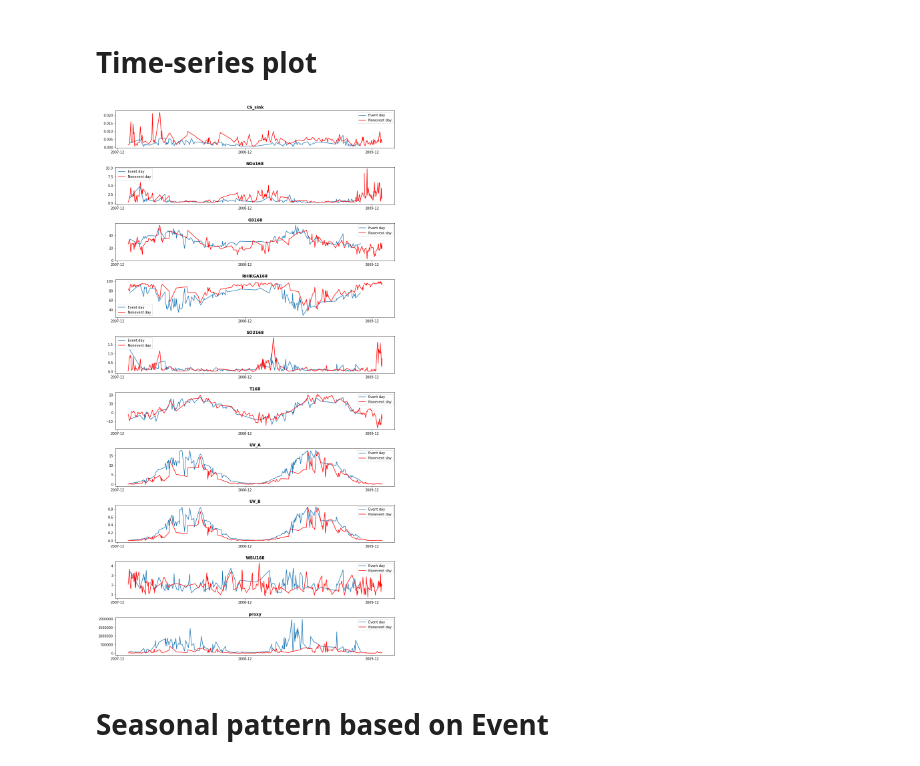
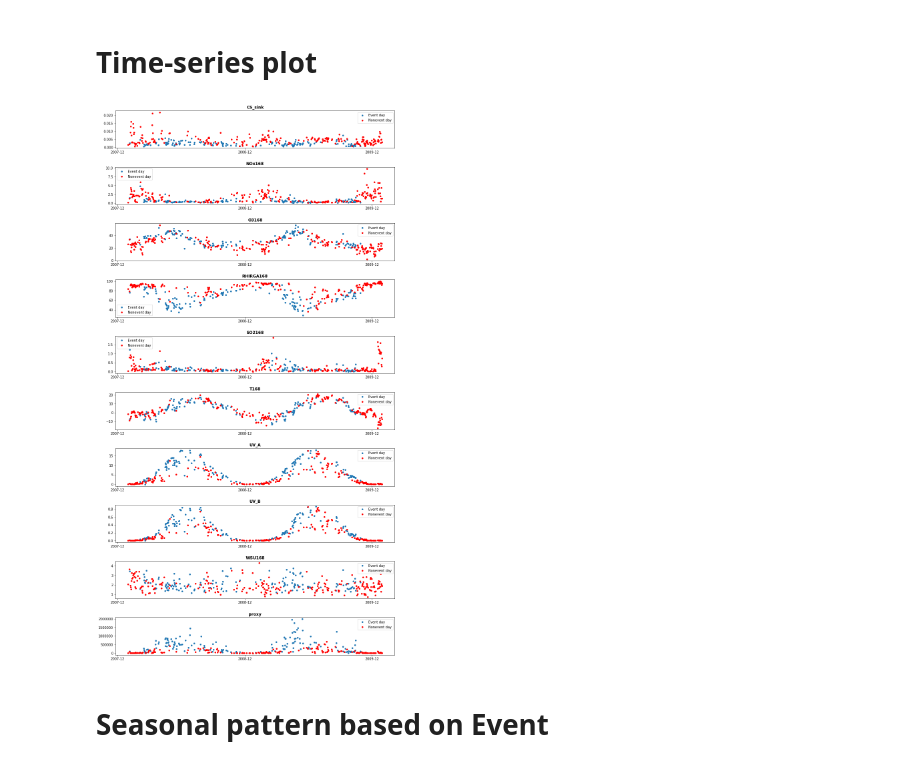
Before and after one commit to vietle94/NPF-smearII, a Jupyter notebook: Project.ipynb, the cells around one changed output. Cells and saved outputs as stored; diff of their text form; code cells hidden in the pictures.

```diff
--- a/Project.ipynb
+++ b/Project.ipynb
@@ -498,16 +498,16 @@ Text(0.5, 1, 'Value of each cell is time lag (hour)')
 # %%
 fig, axe = plt.subplots(combined_daily.shape[1]-1, figsize = (15, 30))
 for i in range(combined_daily.shape[1]-1):
-    axe[i].plot(combined_daily[combined_daily.Event_category == 'Event'].iloc[:,i+1], label = 'Event day')
-    axe[i].plot(combined_daily[combined_daily.Event_category == 'Nonevent'].iloc[:,i+1], c = 'red', label = 'Nonevent day')
+    axe[i].plot(combined_daily[combined_daily.Event_category == 'Event'].iloc[:,i+1],'.', markersize = 8 ,label = 'Event day')
+    axe[i].plot(combined_daily[combined_daily.Event_category == 'Nonevent'].iloc[:,i+1], '.' , markersize = 8,c = 'red', label = 'Nonevent day')
 #    axe[i].plot(combined_daily[combined_daily.Event_category == 'Undefined'].iloc[:,i+1], c = 'green', marker = '.', label = 'Undefined day')
     axe[i].set_title(combined_daily.columns[i+1], fontweight = 'bold')
     axe[i].xaxis.set_major_locator(matplotlib.dates.MonthLocator(bymonth=12, bymonthday=1, interval=1, tz=None))
     axe[i].legend()
 
 fig.subplots_adjust(left=None, bottom=None, right=None, top=None, wspace=None, hspace=0.5)
 # %% [output]
-[figure, old version]
+[figure, new version]
 # %% [markdown]
 # Seasonal pattern based on Event
 # %%
```
Also changed, not shown: parts of 7 cells of this notebook.
